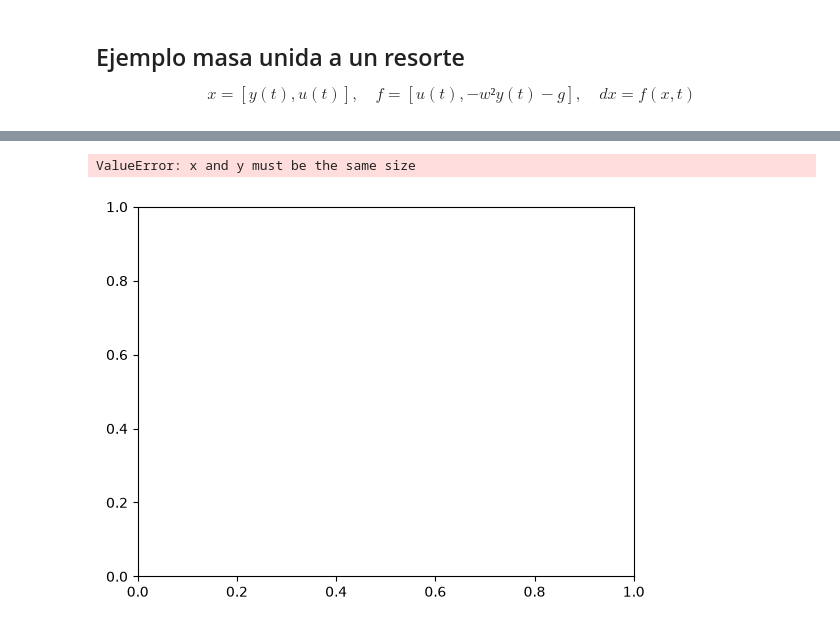
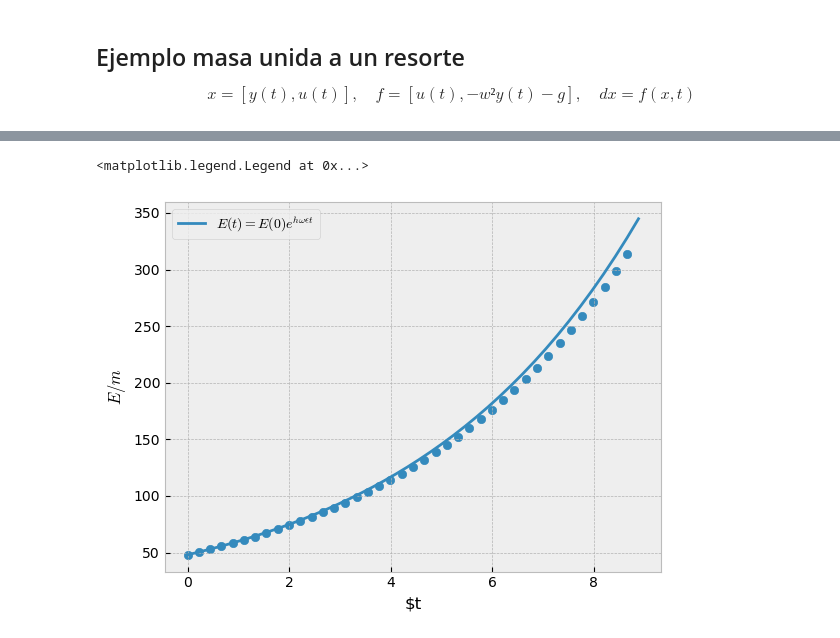
Before and after one commit to Dewscot/Clases, a Jupyter notebook: FC2/Clases/Soluciones_numericas_EDO.ipynb, the cells around one changed output, grey strips where cells are left out. Drawn from its saved outputs; the diff is of its cells as text; code cells hidden in the pictures.

```diff
--- a/FC2/Clases/Soluciones_numericas_EDO.ipynb
+++ b/FC2/Clases/Soluciones_numericas_EDO.ipynb
@@ -22,21 +22,26 @@ x=[y(t),u(t)], \quad f=[u(t),-w²y(t)-g], \quad dx=f(x,t)
 # %%
 import numpy as np
 import matplotlib.pyplot as plt
+plt.style.use('bmh')
 # %%
-omega = 1
+omega = 1.0
 g = 9.8
-Ntiempo= 4
+Ntiempo= 40
 
-h=0.222
-def f(x, omega, g=9.8):
+h=0.000002
+def f(x, omega, g = 9.8):
     y, u = x
     return np.array([u,-g-y*omega**2])
 
-Ntiempo= 4
 x = np.zeros([Ntiempo, 2])
-x[0,0] = 1
-x[0,1] = 2
+x[0,0] = 0
+x[0,1] = 0
 h=0.222
 
 for n in range(Ntiempo-1):
-    x[n+1] = x[n] + h +f(x[n], omega, g)
+    x[n+1] = x[n] + h*f(x[n], omega, g)
+y = x[:,0]
+u = x[:,1]
+t = np.arange(0,h*Ntiempo,h)
+tt = np.linspace(0,h*Ntiempo,40)
+plt.scatter(t,y)
@@ -43,5 +51,12 @@ for n in range(Ntiempo-1):
 # %%
-plt.scatter(x[:,0],x[0:1])
+E = u**2/2 + (omega**2/2)*(y+g/omega**2)**2
+EE = E[0]*np.exp(omega**2*h*tt)
+plt.plot(tt,EE, label='$E(t)=E(0)e^{h\\omega²t}$')
+plt.scatter(t,E)
+plt.xlabel('$t')
+plt.ylabel('$E/m$')
+#lt.yscale('log')
+plt.legend()
 # %% [output]
-ValueError: x and y must be the same size
+<matplotlib.legend.Legend at 0x...>
-[figure, old version]
+[figure, new version]
```
Also changed, not shown: parts of 4 cells of this notebook.
